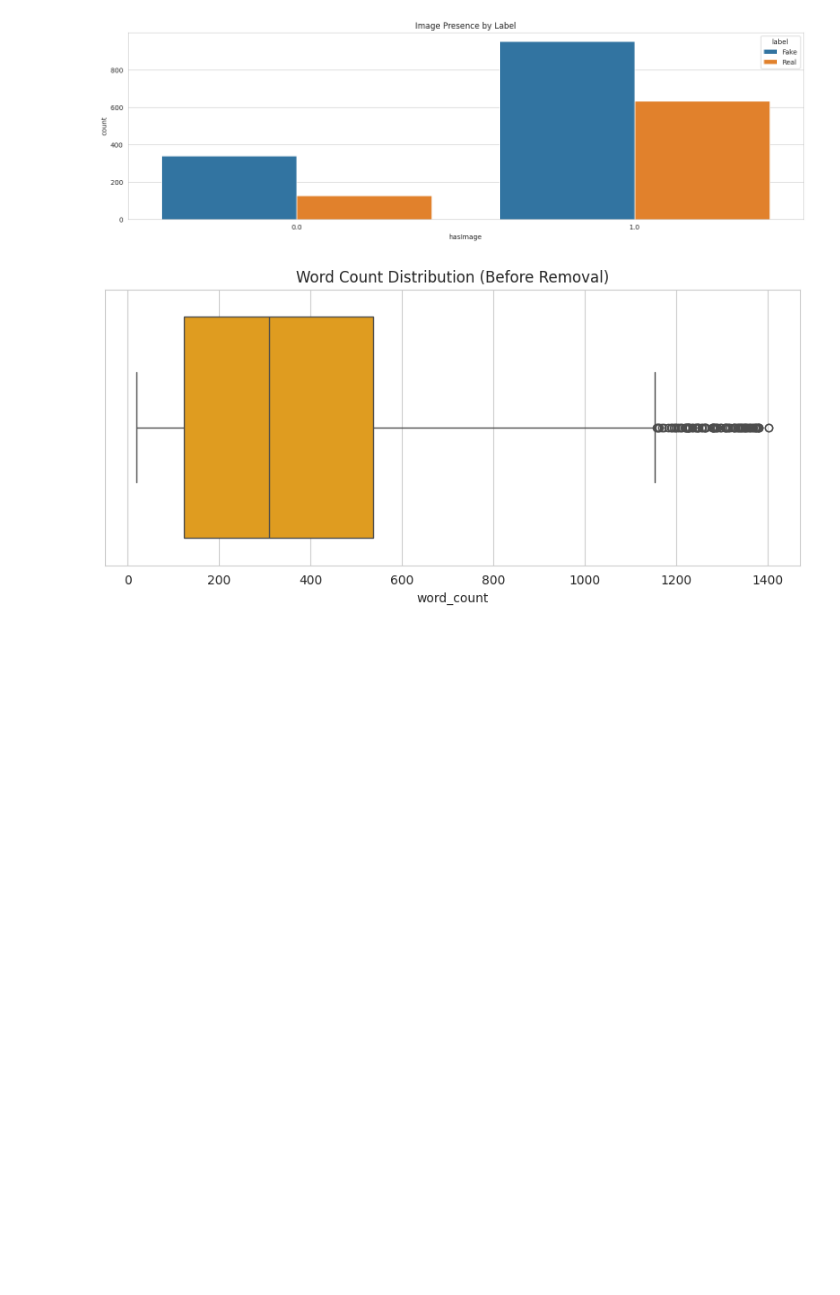
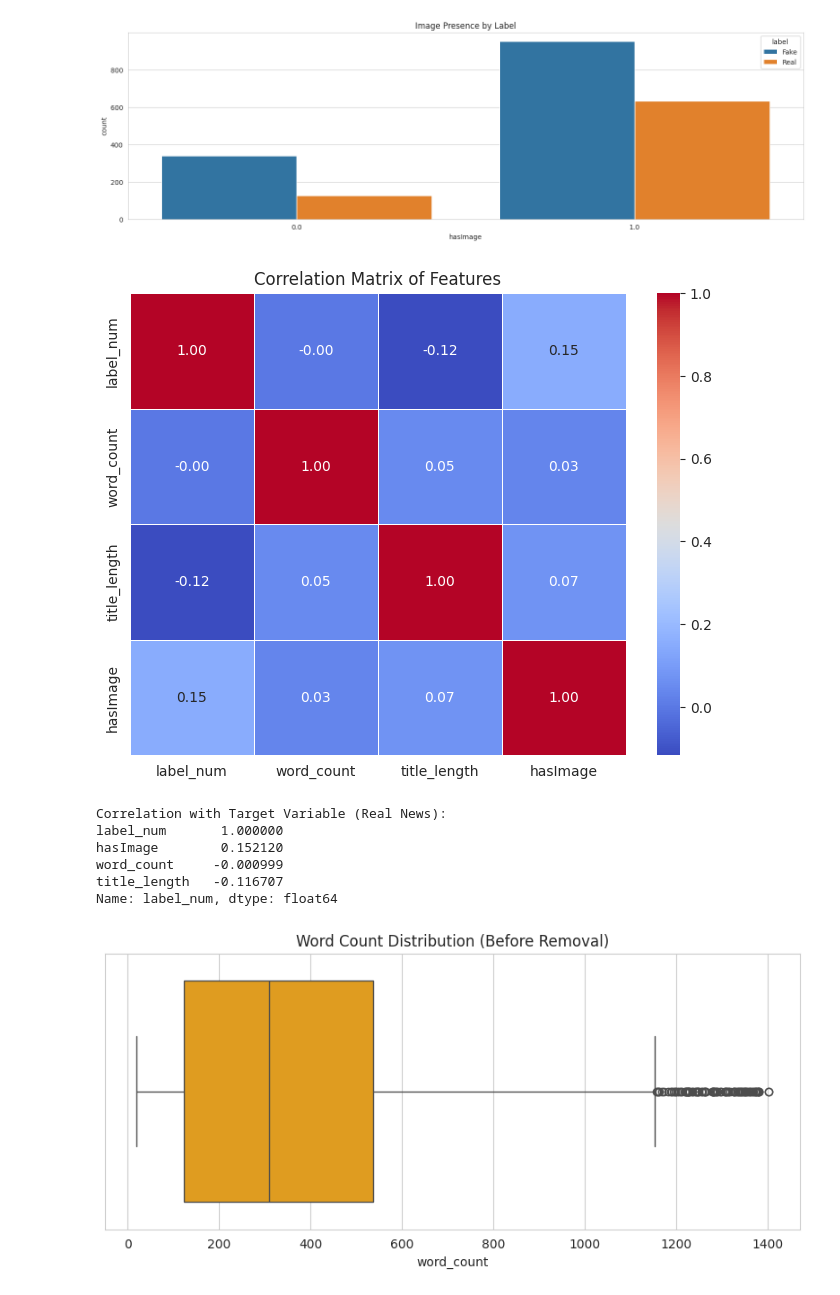
Before and after one commit to JAY0890/DS_PROJECT, a Jupyter notebook: fake_news_detector.ipynb, the cells around one changed output. Saved outputs shown, nothing was run; the diff lists cells and outputs as text; code cells hidden in the pictures; blank space fills up the shorter version.

Commit message:
Correlation matrix

```diff
--- a/fake_news_detector.ipynb
+++ b/fake_news_detector.ipynb
@@ -127,6 +127,37 @@ plt.title('Image Presence by Label')
 # %% [output]
 Text(0.5, 1.0, 'Image Presence by Label')
 [figure]
+# %%
+# --- Correlation Analysis ---
+
+# 1. Convert 'label' to numeric so we can calculate correlation
+# Mapping: Fake -> 0, Real -> 1
+df['label_num'] = df['label'].map({'Fake': 0, 'Real': 1})
+
+# 2. Select only the numerical columns we want to compare
+# We include the new 'label_num', plus our engineered features
+numerical_cols = ['label_num', 'word_count', 'title_length', 'hasImage']
+
+# 3. Calculate the Correlation Matrix
+corr_matrix = df[numerical_cols].corr()
+
+# 4. Visualize with a Heatmap
+plt.figure(figsize=(8, 6))
+sns.heatmap(corr_matrix, annot=True, cmap='coolwarm', fmt=".2f", linewidths=0.5)
+plt.title('Correlation Matrix of Features')
+plt.show()
+
+# Print the specific correlation values for the Target Variable (label)
+print("Correlation with Target Variable (Real News):")
+print(corr_matrix['label_num'].sort_values(ascending=False))
+# %% [output]
+[figure, added]
+Correlation with Target Variable (Real News):
+label_num       1.000000
+hasImage        0.152120
+word_count     -0.000999
+title_length   -0.116707
+Name: label_num, dtype: float64
 # %%
 # --- Outlier Detection & Removal ---
 
```
Also changed, not shown: parts of 1 cell of this notebook.
